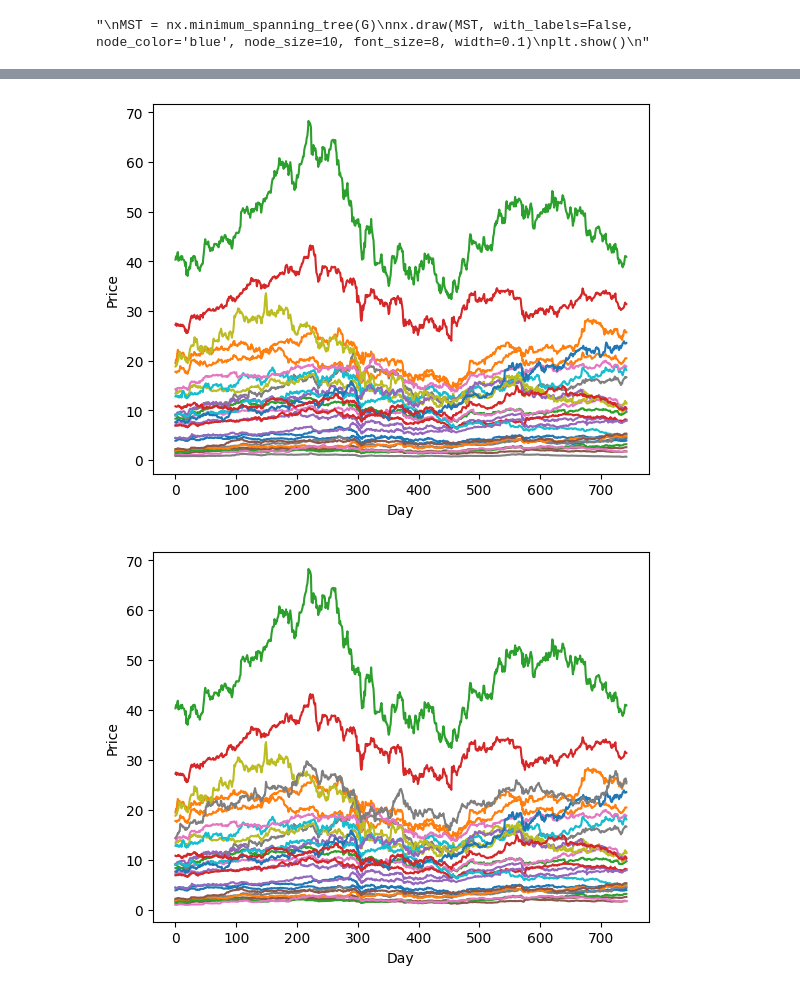
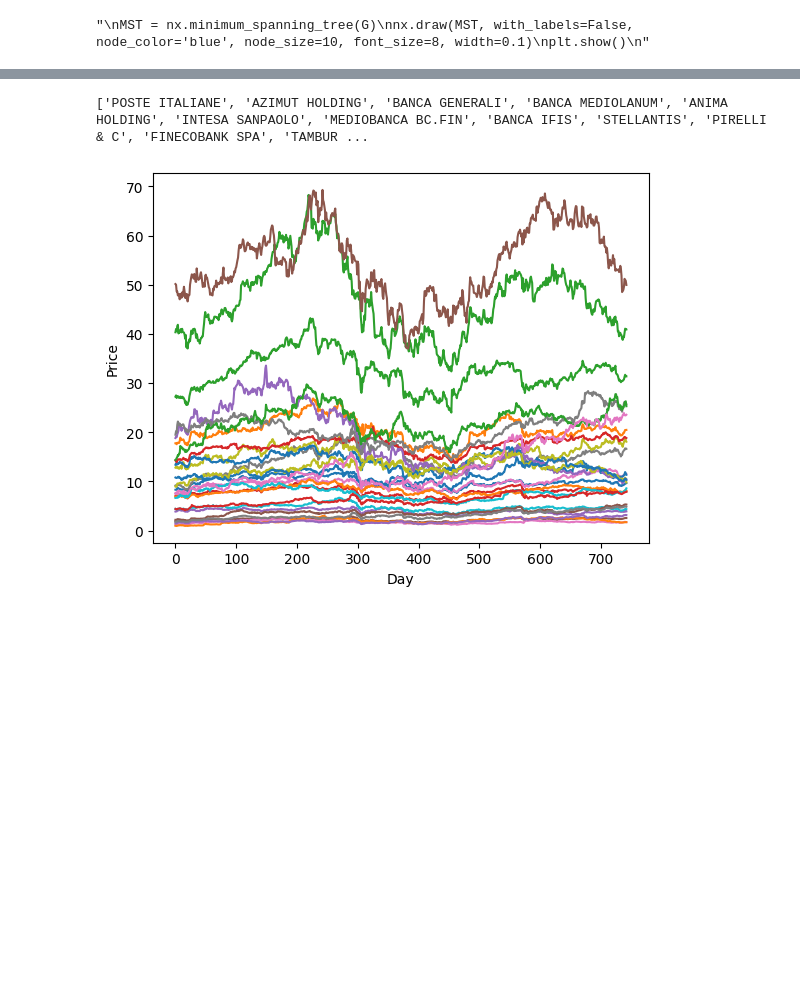
Before and after one commit to NiccoloMarzi/Financial-Network-Analysis, a Jupyter notebook: SNA_project.ipynb, the cells around one changed output, grey strips where cells are left out. Saved outputs shown, nothing was run; the diff lists cells and outputs as text; code cells hidden in the pictures; blank space fills up the shorter version.

```diff
--- a/SNA_project.ipynb
+++ b/SNA_project.ipynb
@@ -260,15 +263,24 @@ for G in GRAPHS:
 # %%
-#Degree distribution
+#Degree distribution with linear regression (logaritmic scale) -> POWER-LAW DISTRIBUTION
 
 for G in GRAPHS:
+
+    counts = nx.degree_histogram(G)
+    degrees = [i for i in range(len(counts)) if counts[i] != 0]
+    counts = [count for count in counts if count != 0]
+
+    log_counts = np.log(counts)
+    log_degrees = np.log(degrees)
+
+    slope, intercept, r_value, p_value, std_err = stats.linregress(log_degrees, log_counts)
+    print(f"Slope for {G.graph['name']} is {slope}")
+    print(f"r_value is {r_value}")
+    print(f"p_value is {p_value}")
+
     plt.figure(figsize=(6, 4))
-    counts = nx.degree_histogram(G)
-    degrees = [i for i in range(len(counts))]
-
     plt.title(f"Degree distribution for {G.graph['name']}")
-    plt.scatter(degrees, counts, color='b')
-    plt.xscale('log')
-    plt.yscale('log')
+    plt.scatter(log_degrees, log_counts, color='b',s=7)
+    plt.plot(log_degrees, slope*log_degrees + intercept, color='r')
     plt.xlabel('Node degree')
     plt.ylabel('Number of vertices')
     plt.show()
@@ -310,15 +331,30 @@ The cliques are: [['CIA', 'ENERVIT', 'BEGHELLI', 'BASTOGI', 'GEQUITY', 'NEWLAT F
 # %%
 #Have a look at the prices/log-returns during time for stocks inside cliques
 
-def plot_prices(df, G, cliques, variable):
+def plot_prices(df, G, cliques, variable, n_clique=None):
     '''
         df: dataframe
         G: Graph
         cliques: the dictionary of cliques
         variable: what I want to plot. It can be 'Daily_price' or 'Log_return'
+        n_clique: the number of the clique I want to plot
 
     '''
-    for clique in cliques[G.graph['name']]:
+    if n_clique == None:
+        for clique in cliques[G.graph['name']]:
+            print(clique)
+            for stock in clique:
+                plt.plot(df.loc[stock][variable])
+
+            plt.xlabel('Day')
+            if variable == 'Daily_price':
+                plt.ylabel('Price')
+            else:
+                plt.ylabel('Log-return')
+            plt.show()
+    else:
+        clique = cliques[G.graph['name']][n_clique]
+        print(clique)
         for stock in clique:
             plt.plot(df.loc[stock][variable])
 
@@ -329,7 +365,7 @@ def plot_prices(df, G, cliques, variable):
             plt.ylabel('Log-return')
         plt.show()
 # %%
-graph_LG = plot_prices(df, HG, CLIQUES, 'Daily_price')
+graph_LG = plot_prices(df, HG, CLIQUES, 'Daily_price',0)
 # %% [output]
+['POSTE ITALIANE', 'AZIMUT HOLDING', 'BANCA GENERALI', 'BANCA MEDIOLANUM', 'ANIMA HOLDING', 'INTESA SANPAOLO', 'MEDIOBANCA BC.FIN', 'BANCA IFIS', 'STELLANTIS', 'PIRELLI & C', 'FINECOBANK SPA', 'TAMBUR ...
-[figure, old version]
+[figure, new version]
-[figure, removed]
```
Also changed, not shown: parts of 18 cells of this notebook.
